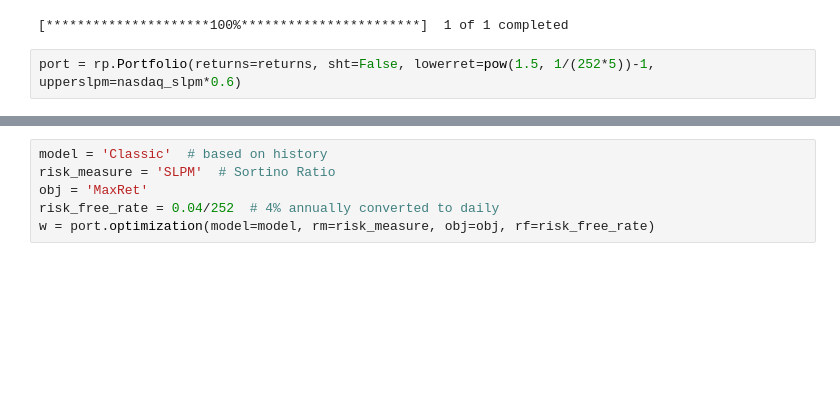
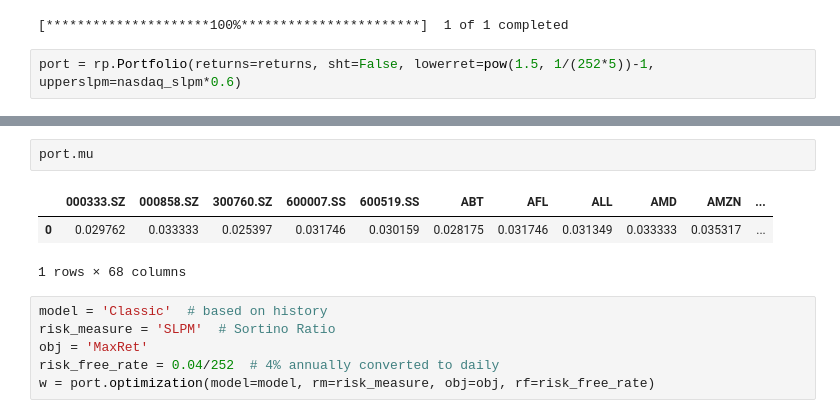
Before and after one commit to aliencaocao/wharton-comp, a Jupyter notebook: portfolio optimization.ipynb, the cells around one changed output, grey strips where cells are left out. Saved outputs shown, nothing was run; the diff lists cells and outputs as text; blank space fills up the shorter version.

```diff
--- a/portfolio optimization.ipynb
+++ b/portfolio optimization.ipynb
@@ -42,3 +56,9 @@ port.assets_stats(method_mu=method_to_estimate_expected_return, method_cov=metho
+# %%
+port.mu
+# %% [output]
+|  | 000333.SZ | 000858.SZ | 300760.SZ | 600007.SS | 600519.SS | ABT | AFL | ALL | AMD | AMZN | ... |
+| 0 | 0.029762 | 0.033333 | 0.025397 | 0.031746 | 0.030159 | 0.028175 | 0.031746 | 0.031349 | 0.033333 | 0.035317 | ... |
+1 rows × 68 columns
 # %%
 model = 'Classic'  # based on history
 risk_measure = 'SLPM'  # Sortino Ratio
```
Also changed, not shown: parts of 7 cells of this notebook, 3 other files.
